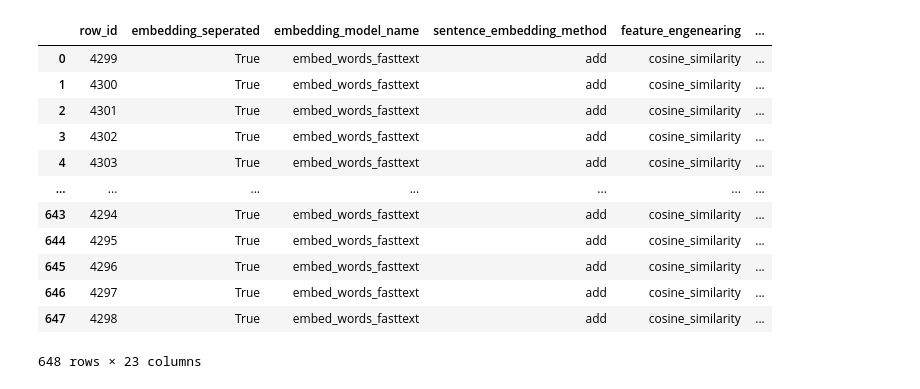
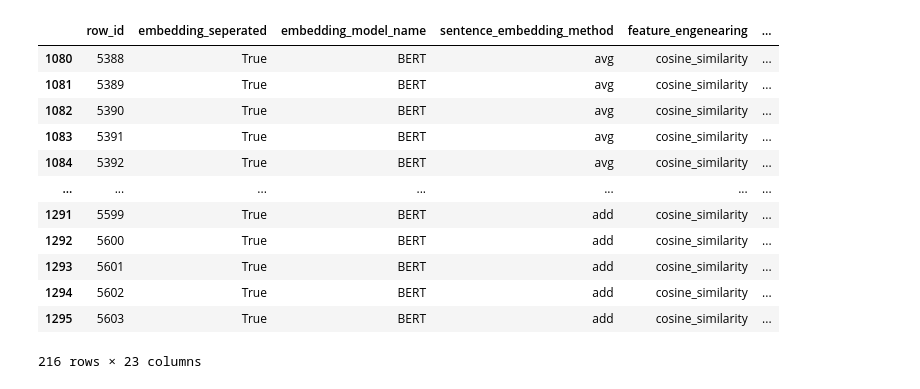
Before and after one commit to OlafVrijmoet/Thesis, a Jupyter notebook: performance_tracking/restuls_insights_test.ipynb, the cells around one changed output. Cells and saved outputs as stored; diff of their text form; code cells hidden in the pictures.

```diff
--- a/performance_tracking/restuls_insights_test.ipynb
+++ b/performance_tracking/restuls_insights_test.ipynb
@@ -2,22 +2,22 @@
 import pandas as pd
 # %%
 performance = pd.read_csv("tracking/performance_tracking.csv")
-# %%
-performance
-# %% [output]
-|  | row_id | embedding_seperated | embedding_model_name | sentence_embedding_method | feature_engenearing | ... |
-| 0 | 4299 | True | embed_words_fasttext | add | cosine_similarity | ... |
-| 1 | 4300 | True | embed_words_fasttext | add | cosine_similarity | ... |
-| 2 | 4301 | True | embed_words_fasttext | add | cosine_similarity | ... |
-| 3 | 4302 | True | embed_words_fasttext | add | cosine_similarity | ... |
-| 4 | 4303 | True | embed_words_fasttext | add | cosine_similarity | ... |
-| ... | ... | ... | ... | ... | ... | ... |
-| 643 | 4294 | True | embed_words_fasttext | add | cosine_similarity | ... |
-| 644 | 4295 | True | embed_words_fasttext | add | cosine_similarity | ... |
-| 645 | 4296 | True | embed_words_fasttext | add | cosine_similarity | ... |
-| 646 | 4297 | True | embed_words_fasttext | add | cosine_similarity | ... |
-| 647 | 4298 | True | embed_words_fasttext | add | cosine_similarity | ... |
-648 rows × 23 columns
+# %%
+performance.query("embedding_model_name == 'BERT'")
+# %% [output]
+|  | row_id | embedding_seperated | embedding_model_name | sentence_embedding_method | feature_engenearing | ... |
+| 1080 | 5388 | True | BERT | avg | cosine_similarity | ... |
+| 1081 | 5389 | True | BERT | avg | cosine_similarity | ... |
+| 1082 | 5390 | True | BERT | avg | cosine_similarity | ... |
+| 1083 | 5391 | True | BERT | avg | cosine_similarity | ... |
+| 1084 | 5392 | True | BERT | avg | cosine_similarity | ... |
+| ... | ... | ... | ... | ... | ... | ... |
+| 1291 | 5599 | True | BERT | add | cosine_similarity | ... |
+| 1292 | 5600 | True | BERT | add | cosine_similarity | ... |
+| 1293 | 5601 | True | BERT | add | cosine_similarity | ... |
+| 1294 | 5602 | True | BERT | add | cosine_similarity | ... |
+| 1295 | 5603 | True | BERT | add | cosine_similarity | ... |
+216 rows × 23 columns
 # %%
 average_by_group = performance.groupby("dataset_name").mean()
 average_by_group
```
Also changed, not shown: parts of 1 cell of this notebook, 14 other files.
